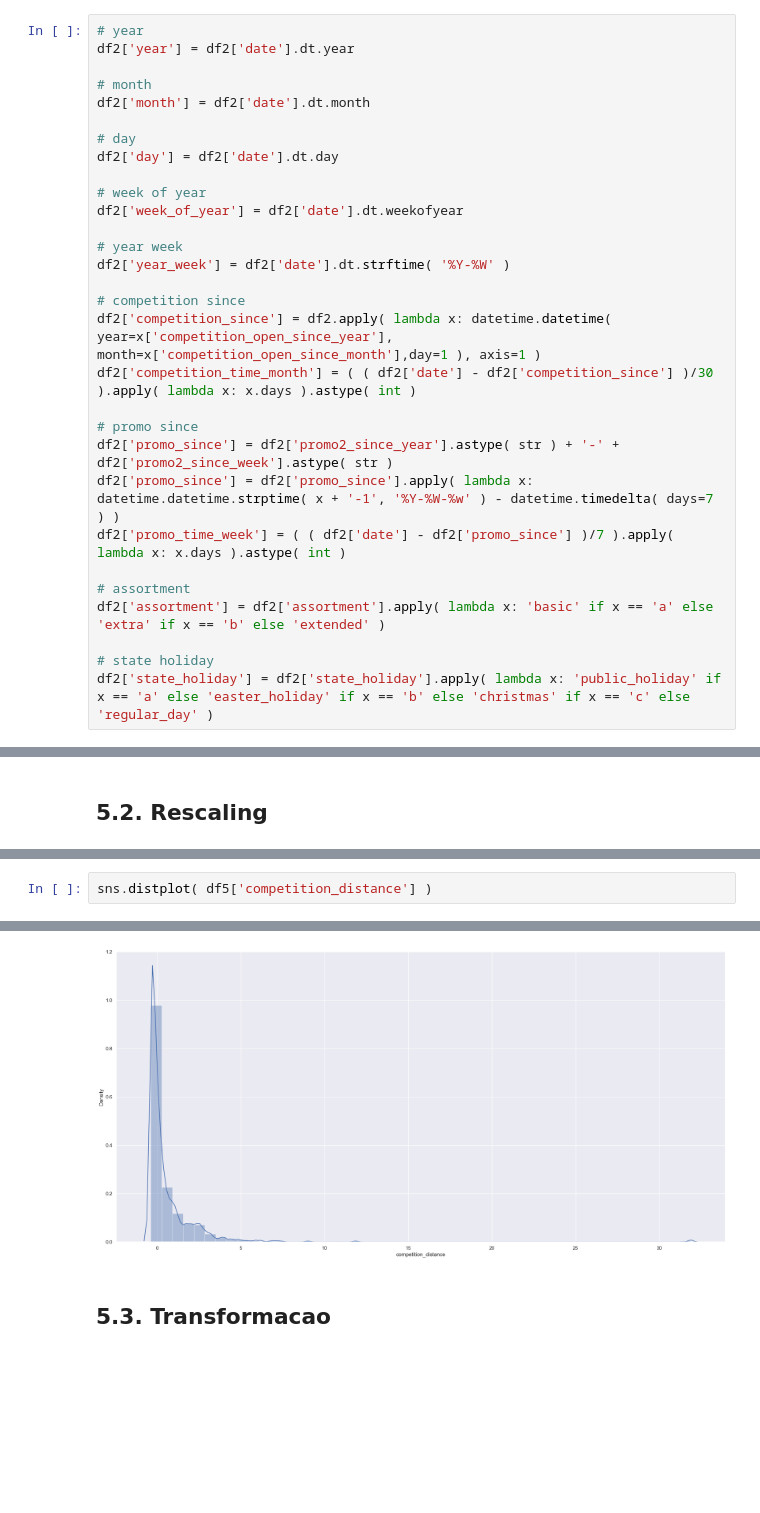
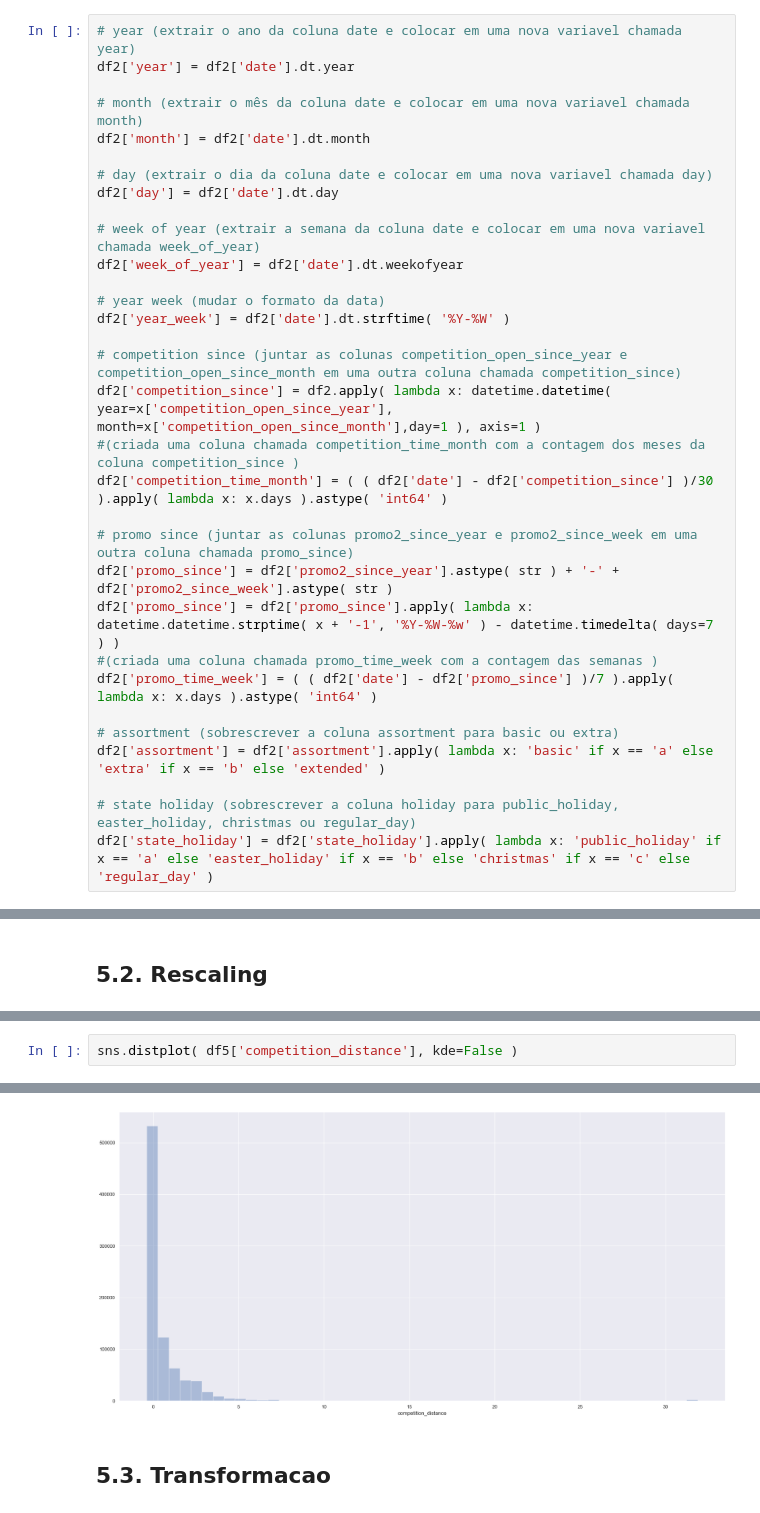
Before and after one commit to GuilhermeMarquesss/DataScience_Em_Producao, a Jupyter notebook: Notebook.ipynb, the cells around one changed output, grey strips where cells are left out. Drawn from its saved outputs; the diff is of its cells as text; blank space fills up the shorter version.

```diff
--- a/Notebook.ipynb
+++ b/Notebook.ipynb
@@ -442,32 +516,34 @@ Image( 'img/MindMapHypothesis.png' )
 # %% [markdown]
 ## 2.4. Feature Engineering
 # %%
-# year
+# year (extrair o ano da coluna date e colocar em uma nova variavel chamada year)
 df2['year'] = df2['date'].dt.year
 
-# month
+# month (extrair o mês da coluna date e colocar em uma nova variavel chamada month)
 df2['month'] = df2['date'].dt.month
 
-# day
+# day (extrair o dia da coluna date e colocar em uma nova variavel chamada day)
 df2['day'] = df2['date'].dt.day
 
-# week of year
+# week of year (extrair a semana da coluna date e colocar em uma nova variavel chamada week_of_year)
 df2['week_of_year'] = df2['date'].dt.weekofyear
 
-# year week
+# year week (mudar o formato da data)
 df2['year_week'] = df2['date'].dt.strftime( '%Y-%W' )
 
-# competition since
+# competition since (juntar as colunas competition_open_since_year e competition_open_since_month em uma outra coluna chamada competition_since)
 df2['competition_since'] = df2.apply( lambda x: datetime.datetime( year=x['competition_open_since_year'], month=x['competition_open_since_month'],day=1 ), axis=1 )
-df2['competition_time_month'] = ( ( df2['date'] - df2['competition_since'] )/30 ).apply( lambda x: x.days ).astype( int )
+#(criada uma coluna chamada competition_time_month com a contagem dos meses da coluna competition_since )
+df2['competition_time_month'] = ( ( df2['date'] - df2['competition_since'] )/30 ).apply( lambda x: x.days ).astype( 'int64' )
 
-# promo since
+# promo since (juntar as colunas promo2_since_year e promo2_since_week em uma outra coluna chamada promo_since)
 df2['promo_since'] = df2['promo2_since_year'].astype( str ) + '-' + df2['promo2_since_week'].astype( str )
 df2['promo_since'] = df2['promo_since'].apply( lambda x: datetime.datetime.strptime( x + '-1', '%Y-%W-%w' ) - datetime.timedelta( days=7 ) )
-df2['promo_time_week'] = ( ( df2['date'] - df2['promo_since'] )/7 ).apply( lambda x: x.days ).astype( int )
+#(criada uma coluna chamada promo_time_week com a contagem das semanas )
+df2['promo_time_week'] = ( ( df2['date'] - df2['promo_since'] )/7 ).apply( lambda x: x.days ).astype( 'int64' )
 
-# assortment
+# assortment (sobrescrever a coluna assortment para basic ou extra)
 df2['assortment'] = df2['assortment'].apply( lambda x: 'basic' if x == 'a' else 'extra' if x == 'b' else 'extended' )
 
-# state holiday
+# state holiday (sobrescrever a coluna holiday para public_holiday, easter_holiday, christmas ou regular_day)
 df2['state_holiday'] = df2['state_holiday'].apply( lambda x: 'public_holiday' if x == 'a' else 'easter_holiday' if x == 'b' else 'christmas' if x == 'c' else 'regular_day' )
@@ -869,5 +1028,5 @@ pickle.dump( rs, open( 'parameter/promo_time_week_scaler.pkl', 'wb') )
 df5['year'] = mms.fit_transform( df5[['year']].values )
 pickle.dump( mms, open( 'parameter/year_scaler.pkl', 'wb') )
 # %%
-sns.distplot( df5['competition_distance'] )
+sns.distplot( df5['competition_distance'], kde=False )
 # %% [output]
@@ -875,4 +1034,4 @@ sns.distplot( df5['competition_distance'] )
-[figure, old version]
+[figure, new version]
 # %% [markdown]
 ## 5.3. Transformacao
 # %% [markdown]
```
Also changed, not shown: parts of 107 cells of this notebook, 6 other files.
